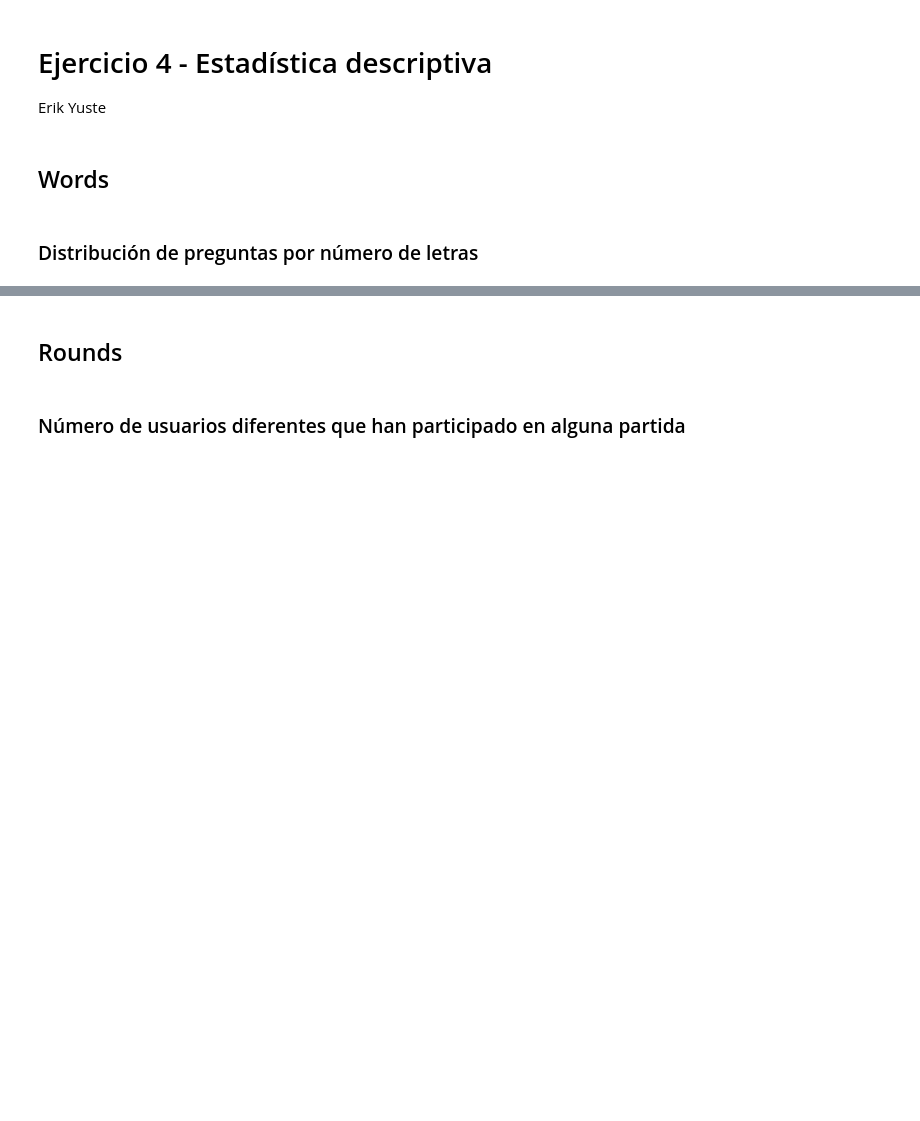
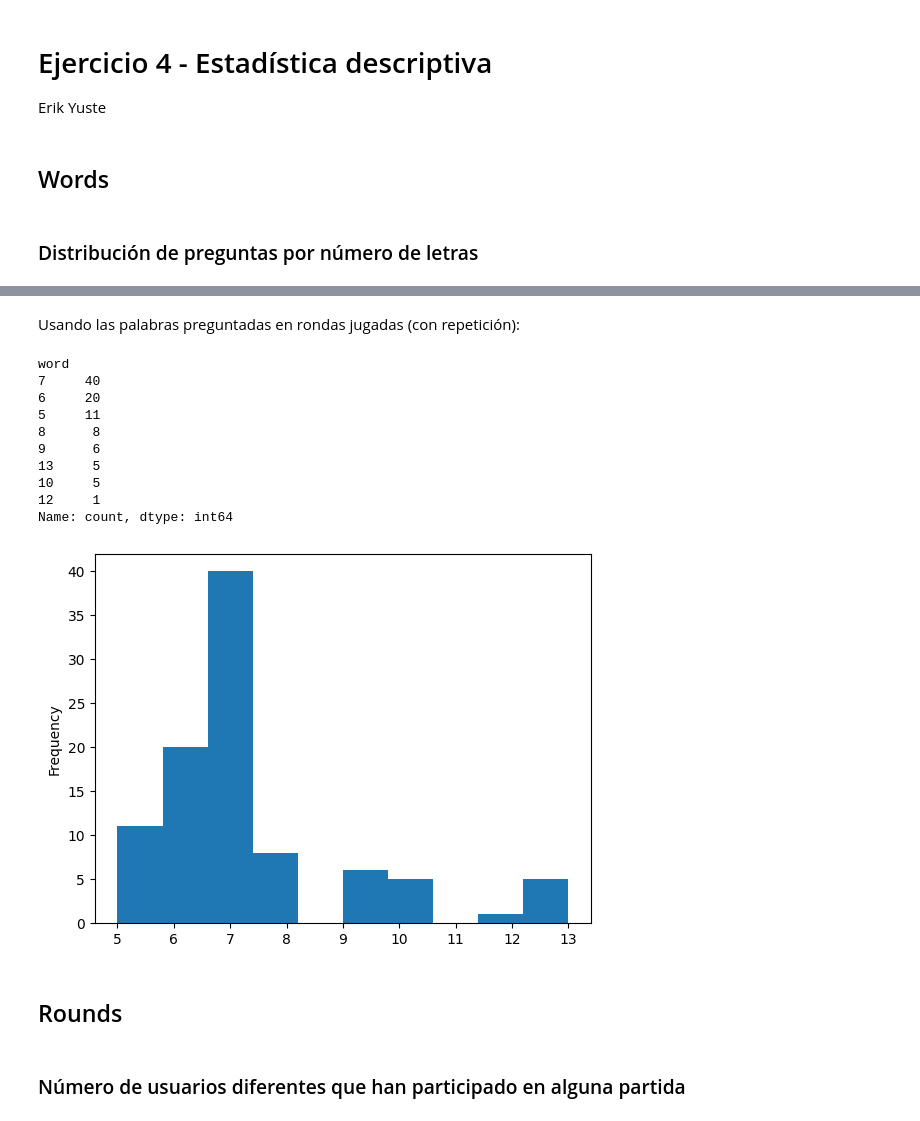
Before and after one commit to eyuste-FS/AhorcadoPython, a Jupyter notebook: hangman.ipynb, the cells around one changed output, grey strips where cells are left out. Cells and saved outputs as stored; diff of their text form; code cells hidden in the pictures; blank space fills up the shorter version.

```diff
--- a/hangman.ipynb
+++ b/hangman.ipynb
@@ -25,3 +33,29 @@ Name: count, dtype: int64
+# %% [markdown]
+Usando las palabras preguntadas en rondas jugadas (con repetición):
+# %%
+# Obtenemos las palabras preguntadas en cada ronda
+wordlen = rounds['word']
+
+# Obtenemos las longitudes
+wordlen = wordlen.apply(len)
+
+# Visualización de la frecuencia con histograma
+wordlen.plot.hist()
+
+# Contamos la frecuencia de los valores
+wordlen.value_counts()
+# %% [output]
+word
+7     40
+6     20
+5     11
+8      8
+9      6
+13     5
+10     5
+12     1
+Name: count, dtype: int64
+[figure, added]
 # %% [markdown]
 ## Rounds
 # %% [markdown]
```
Also changed, not shown: parts of 12 cells of this notebook.
